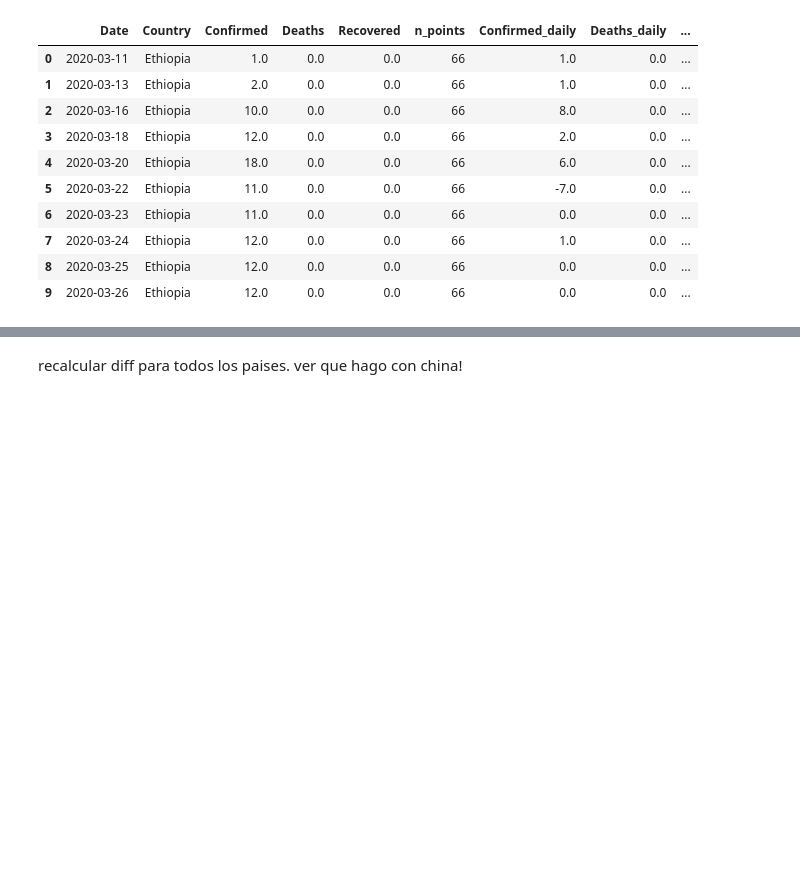
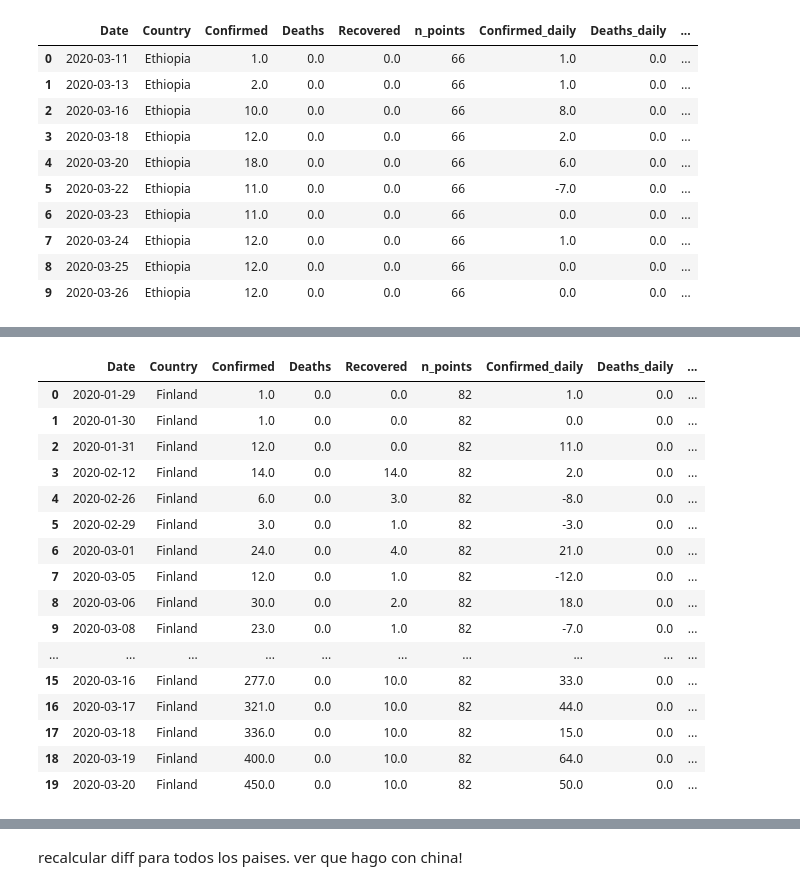
Before and after one commit to cnegrelli/COVID_19, a Jupyter notebook: csse_covid_19_data/csse_covid_19_daily_reports/COVID-19.ipynb, the cells around one changed output, grey strips where cells are left out. Drawn from its saved outputs; the diff is of its cells as text; code cells hidden in the pictures; blank space fills up the shorter version.

Commit message:
Daily cases cleaned for countries starting with F

```diff
--- a/csse_covid_19_data/csse_covid_19_daily_reports/COVID-19.ipynb
+++ b/csse_covid_19_data/csse_covid_19_daily_reports/COVID-19.ipynb
@@ -2009,0 +2019,2 @@ d['Ethiopia'].head(10)
+# %%
+d['Fiji'] = start_row(d['Fiji'],1)
@@ -2009,0 +2038,20 @@ d['Ethiopia'].head(10)
+# %%
+d['Finland'].head(20)
+# %% [output]
+|  | Date | Country | Confirmed | Deaths | Recovered | n_points | Confirmed_daily | Deaths_daily | ... |
+| 0 | 2020-01-29 | Finland | 1.0 | 0.0 | 0.0 | 82 | 1.0 | 0.0 | ... |
+| 1 | 2020-01-30 | Finland | 1.0 | 0.0 | 0.0 | 82 | 0.0 | 0.0 | ... |
+| 2 | 2020-01-31 | Finland | 12.0 | 0.0 | 0.0 | 82 | 11.0 | 0.0 | ... |
+| 3 | 2020-02-12 | Finland | 14.0 | 0.0 | 14.0 | 82 | 2.0 | 0.0 | ... |
+| 4 | 2020-02-26 | Finland | 6.0 | 0.0 | 3.0 | 82 | -8.0 | 0.0 | ... |
+| 5 | 2020-02-29 | Finland | 3.0 | 0.0 | 1.0 | 82 | -3.0 | 0.0 | ... |
+| 6 | 2020-03-01 | Finland | 24.0 | 0.0 | 4.0 | 82 | 21.0 | 0.0 | ... |
+| 7 | 2020-03-05 | Finland | 12.0 | 0.0 | 1.0 | 82 | -12.0 | 0.0 | ... |
+| 8 | 2020-03-06 | Finland | 30.0 | 0.0 | 2.0 | 82 | 18.0 | 0.0 | ... |
+| 9 | 2020-03-08 | Finland | 23.0 | 0.0 | 1.0 | 82 | -7.0 | 0.0 | ... |
+| ... | ... | ... | ... | ... | ... | ... | ... | ... | ... |
+| 15 | 2020-03-16 | Finland | 277.0 | 0.0 | 10.0 | 82 | 33.0 | 0.0 | ... |
+| 16 | 2020-03-17 | Finland | 321.0 | 0.0 | 10.0 | 82 | 44.0 | 0.0 | ... |
+| 17 | 2020-03-18 | Finland | 336.0 | 0.0 | 10.0 | 82 | 15.0 | 0.0 | ... |
+| 18 | 2020-03-19 | Finland | 400.0 | 0.0 | 10.0 | 82 | 64.0 | 0.0 | ... |
+| 19 | 2020-03-20 | Finland | 450.0 | 0.0 | 10.0 | 82 | 50.0 | 0.0 | ... |
```
Also changed, not shown: parts of 5 cells of this notebook.
